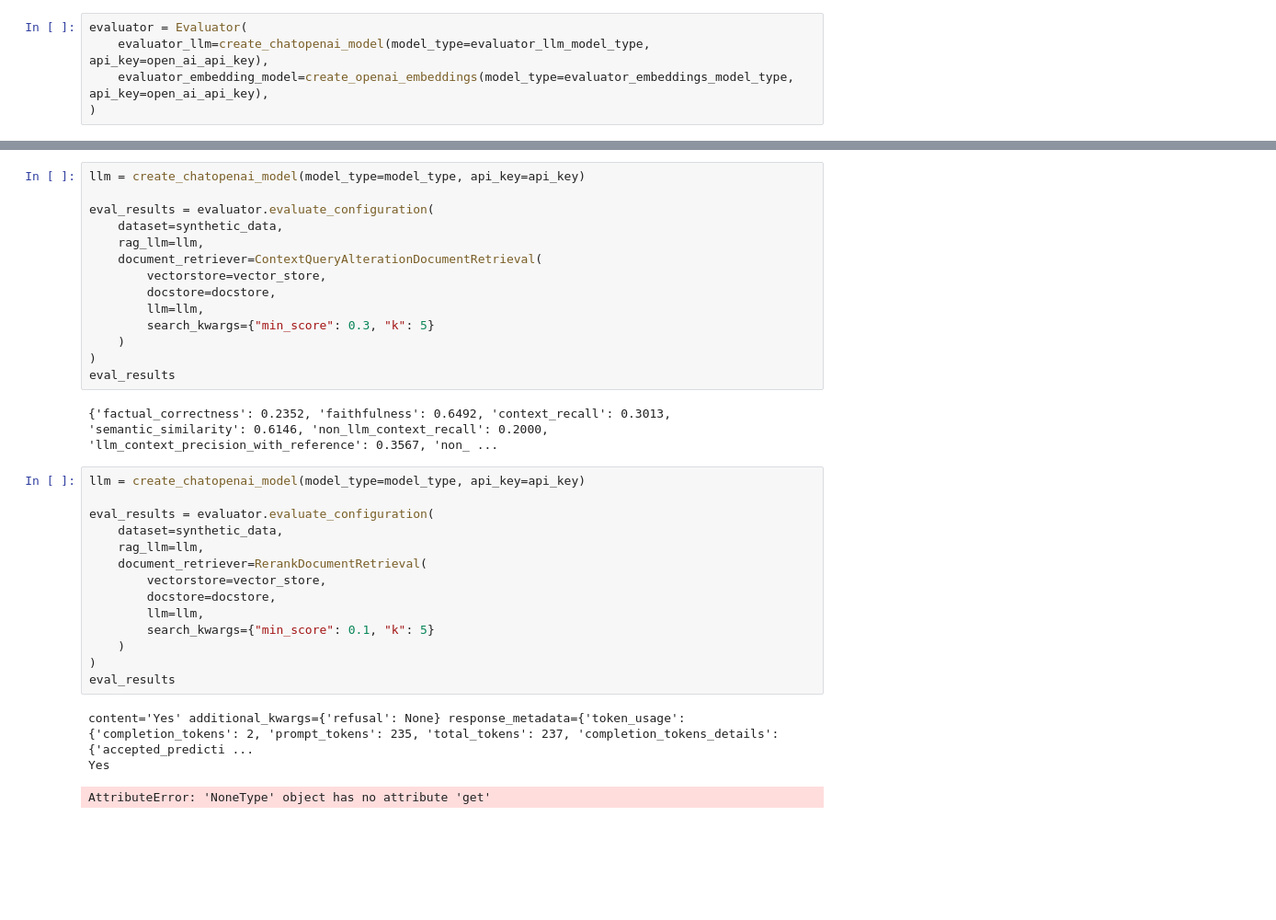
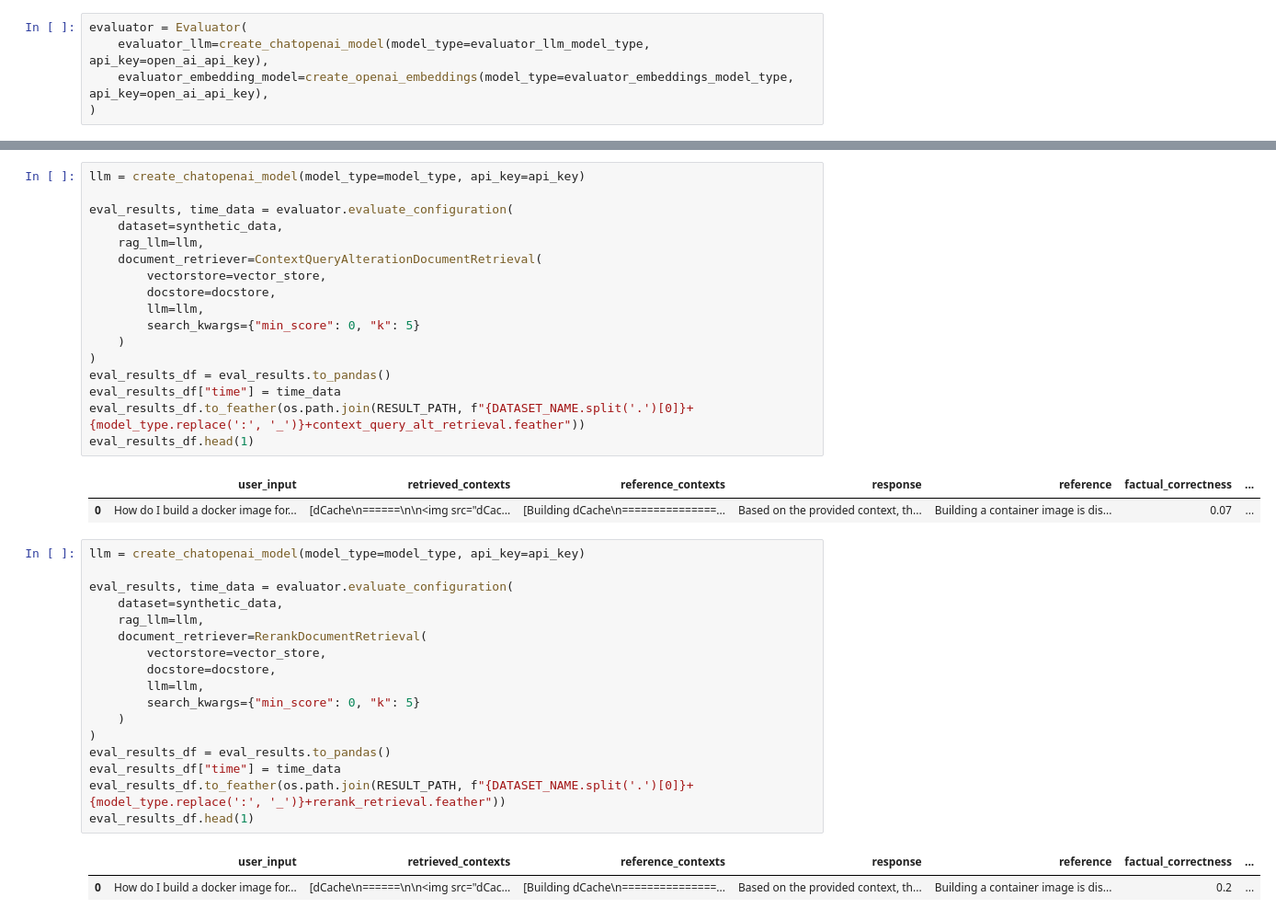
Before and after one commit to jinymusim/Docu-Bot, a Jupyter notebook: notebooks/ragas_model_comparision.ipynb, the cells around one changed output, grey strips where cells are left out. Shown at 92% size. Cells and saved outputs as stored; diff of their text form; blank space fills up the shorter version.

```diff
--- a/notebooks/ragas_model_comparision.ipynb
+++ b/notebooks/ragas_model_comparision.ipynb
@@ -149,34 +172,40 @@ eval_results
 # %%
 llm = create_chatopenai_model(model_type=model_type, api_key=api_key)
 
-eval_results = evaluator.evaluate_configuration(
+eval_results, time_data = evaluator.evaluate_configuration(
     dataset=synthetic_data,
     rag_llm=llm,
     document_retriever=ContextQueryAlterationDocumentRetrieval(
         vectorstore=vector_store,
         docstore=docstore,
         llm=llm,
-        search_kwargs={"min_score": 0.3, "k": 5}
+        search_kwargs={"min_score": 0, "k": 5}
     )
 )
-eval_results
+eval_results_df = eval_results.to_pandas()
+eval_results_df["time"] = time_data
+eval_results_df.to_feather(os.path.join(RESULT_PATH, f"{DATASET_NAME.split('.')[0]}+{model_type.replace(':', '_')}+context_query_alt_retrieval.feather"))
+eval_results_df.head(1)
 # %% [output]
-{'factual_correctness': 0.2352, 'faithfulness': 0.6492, 'context_recall': 0.3013, 'semantic_similarity': 0.6146, 'non_llm_context_recall': 0.2000, 'llm_context_precision_with_reference': 0.3567, 'non_ ...
+|  | user_input | retrieved_contexts | reference_contexts | response | reference | factual_correctness | ... |
+| 0 | How do I build a docker image for... | [dCache\n======\n\n<img src="dCac... | [Building dCache\n===============... | Based on the provided context, th... | Building a container image is dis... | 0.07 | ... |
 # %%
 llm = create_chatopenai_model(model_type=model_type, api_key=api_key)
 
-eval_results = evaluator.evaluate_configuration(
+eval_results, time_data = evaluator.evaluate_configuration(
     dataset=synthetic_data,
     rag_llm=llm,
     document_retriever=RerankDocumentRetrieval(
         vectorstore=vector_store,
         docstore=docstore,
         llm=llm,
-        search_kwargs={"min_score": 0.1, "k": 5}
+        search_kwargs={"min_score": 0, "k": 5}
     )
 )
-eval_results
+eval_results_df = eval_results.to_pandas()
+eval_results_df["time"] = time_data
+eval_results_df.to_feather(os.path.join(RESULT_PATH, f"{DATASET_NAME.split('.')[0]}+{model_type.replace(':', '_')}+rerank_retrieval.feather"))
+eval_results_df.head(1)
 # %% [output]
-content='Yes' additional_kwargs={'refusal': None} response_metadata={'token_usage': {'completion_tokens': 2, 'prompt_tokens': 235, 'total_tokens': 237, 'completion_tokens_details': {'accepted_predicti ...
-Yes
-AttributeError: 'NoneType' object has no attribute 'get'
+|  | user_input | retrieved_contexts | reference_contexts | response | reference | factual_correctness | ... |
+| 0 | How do I build a docker image for... | [dCache\n======\n\n<img src="dCac... | [Building dCache\n===============... | Based on the provided context, th... | Building a container image is dis... | 0.2 | ... |
```
Also changed, not shown: parts of 9 cells of this notebook, 34 other files.
